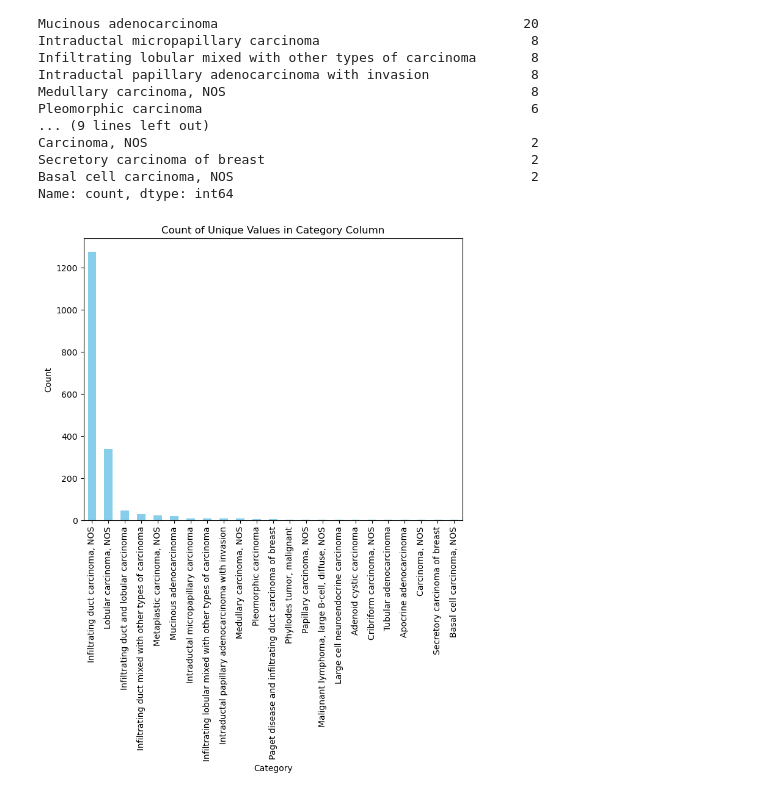
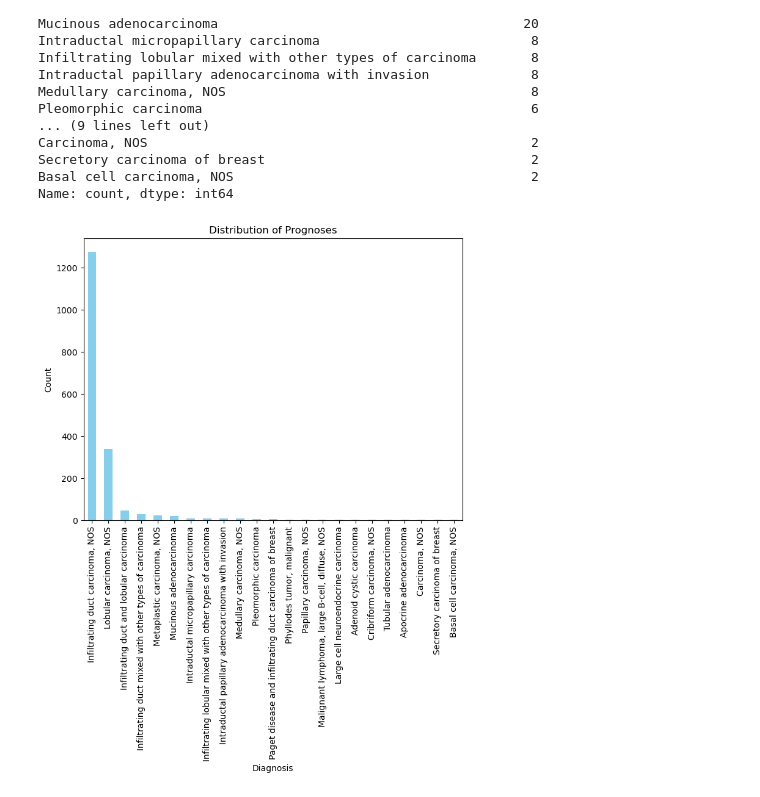
Before and after one commit to jlai03/Transfer-Learning-for-Racial-Sparsity-in-Genomic-Breast-Cancer-Data, a Jupyter notebook: analysis/clinical_data_analysis.ipynb, the cells around one changed output. Saved outputs shown, nothing was run; the diff lists cells and outputs as text; code cells hidden in the pictures.

```diff
--- a/analysis/clinical_data_analysis.ipynb
+++ b/analysis/clinical_data_analysis.ipynb
@@ -45,10 +45,10 @@ Name: count, dtype: int64
 # %%
 # Plotting the bar graph
 plt.figure(figsize=(8, 6))
 value_counts.plot(kind='bar', color='skyblue')
-plt.title('Count of Unique Values in Category Column')
-plt.xlabel('Category')
+plt.title('Distribution of Prognoses')
+plt.xlabel('Diagnosis')
 plt.ylabel('Count')
 plt.show()
 # %% [output]
-[figure, old version]
+[figure, new version]
```
Also changed, not shown: parts of 4 cells of this notebook, 1 other file.
